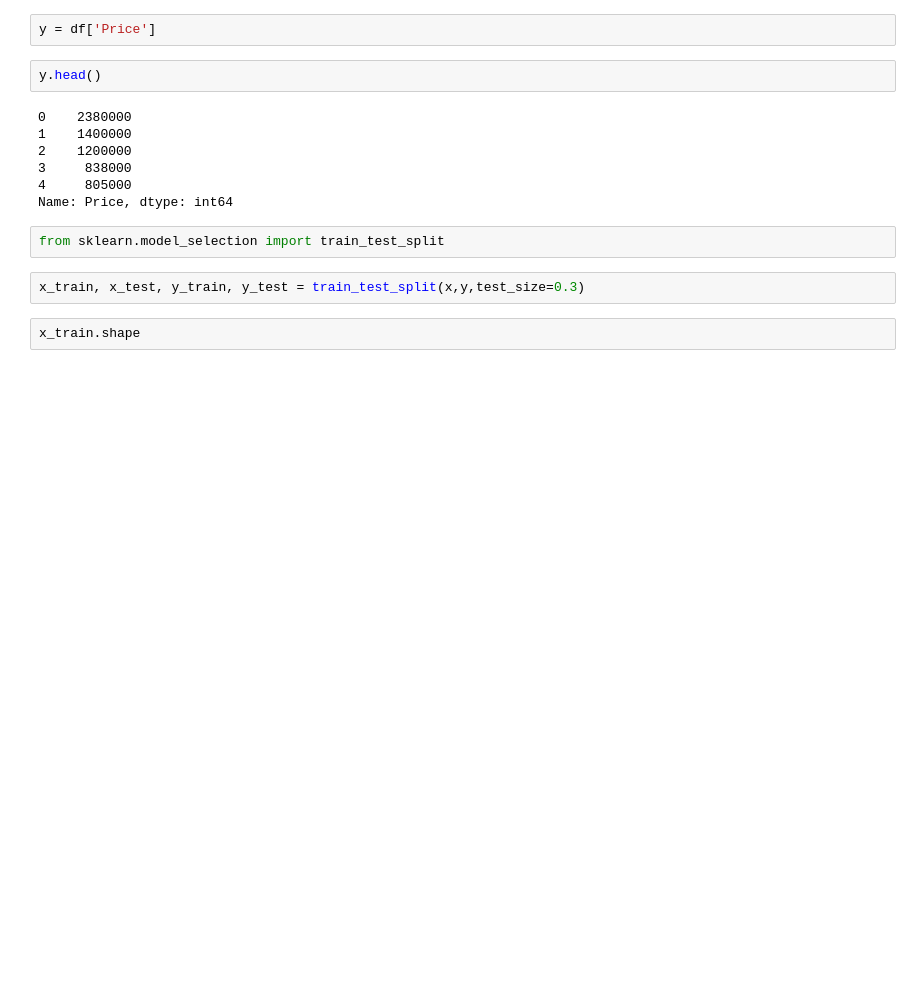
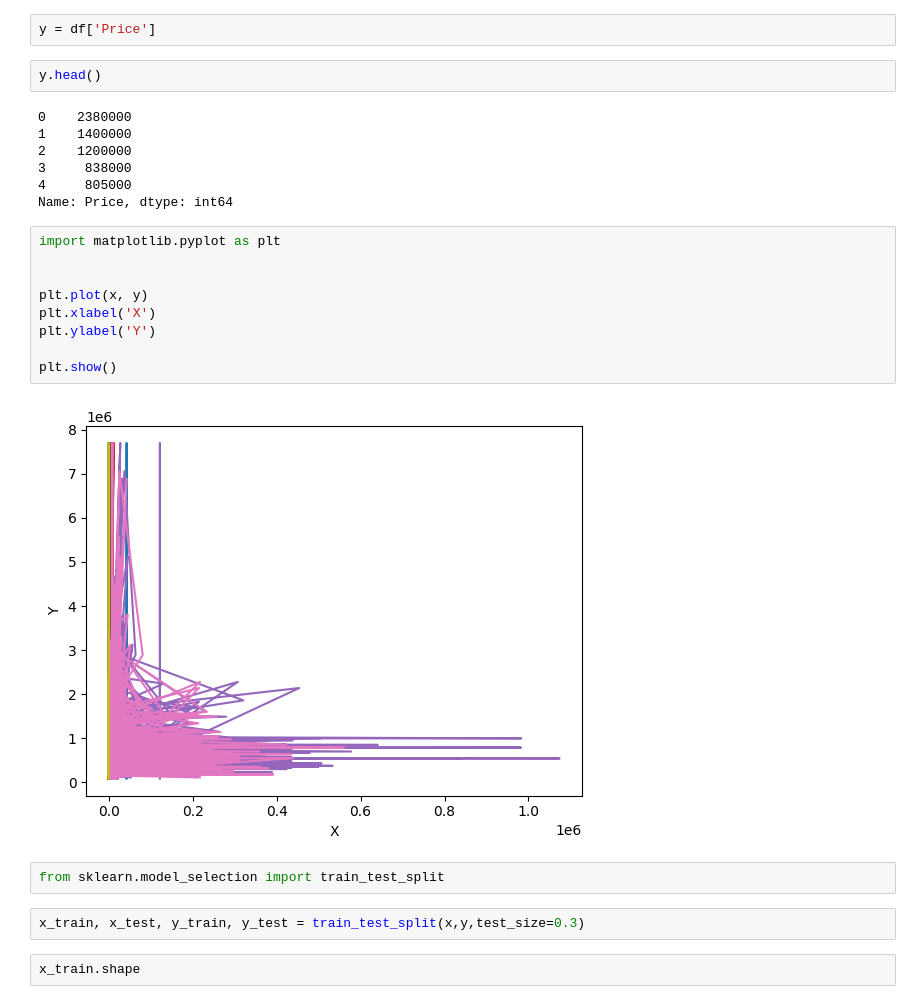
Before and after one commit to melroydco/project2, a Jupyter notebook: model/housePricePrediction.ipynb, the cells around one changed output. Drawn from its saved outputs; the diff is of its cells as text; blank space fills up the shorter version.

```diff
--- a/model/housePricePrediction.ipynb
+++ b/model/housePricePrediction.ipynb
@@ -104,6 +176,17 @@ y.head()
 3     838000
 4     805000
 Name: Price, dtype: int64
+# %%
+import matplotlib.pyplot as plt
+
+
+plt.plot(x, y)
+plt.xlabel('X')
+plt.ylabel('Y')
+
+plt.show()
+# %% [output]
+[figure, added]
 # %%
 from sklearn.model_selection import train_test_split
 # %%
```
Also changed, not shown: parts of 7 cells of this notebook, 6 other files.
